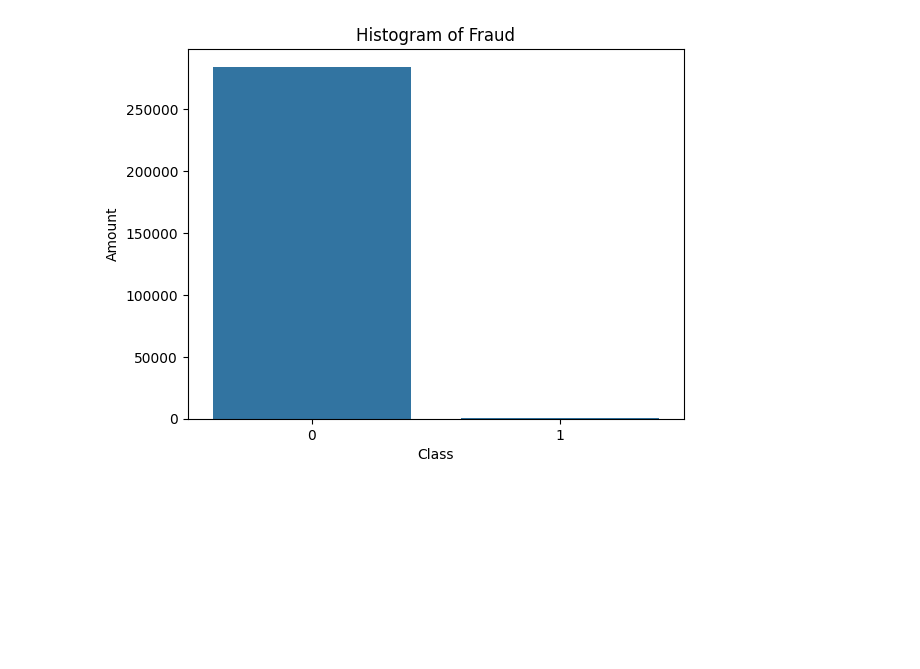
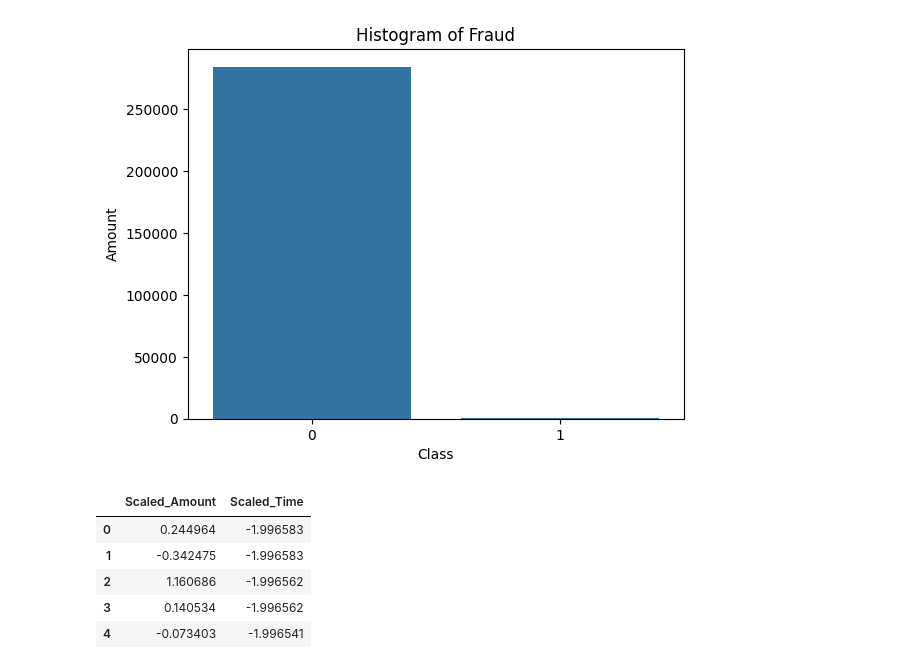
Before and after one commit to Samecho/credit-fraud-pipeline, a Jupyter notebook: notebooks/01_data_exploration.ipynb, the cells around one changed output. Cells and saved outputs as stored; diff of their text form; code cells hidden in the pictures; blank space fills up the shorter version.

```diff
--- a/notebooks/01_data_exploration.ipynb
+++ b/notebooks/01_data_exploration.ipynb
@@ -65,0 +68,12 @@ plt.show()
+# %%
+scaler = StandardScaler()
+creditcard["Scaled_Amount"] = scaler.fit_transform(creditcard[['Amount']])
+creditcard["Scaled_Time"] = scaler.fit_transform(creditcard[['Time']])
+creditcard[['Scaled_Amount', 'Scaled_Time']].head()
+# %% [output]
+|  | Scaled_Amount | Scaled_Time |
+| 0 | 0.244964 | -1.996583 |
+| 1 | -0.342475 | -1.996583 |
+| 2 | 1.160686 | -1.996562 |
+| 3 | 0.140534 | -1.996562 |
+| 4 | -0.073403 | -1.996541 |
```
Also changed, not shown: parts of 15 cells of this notebook.
